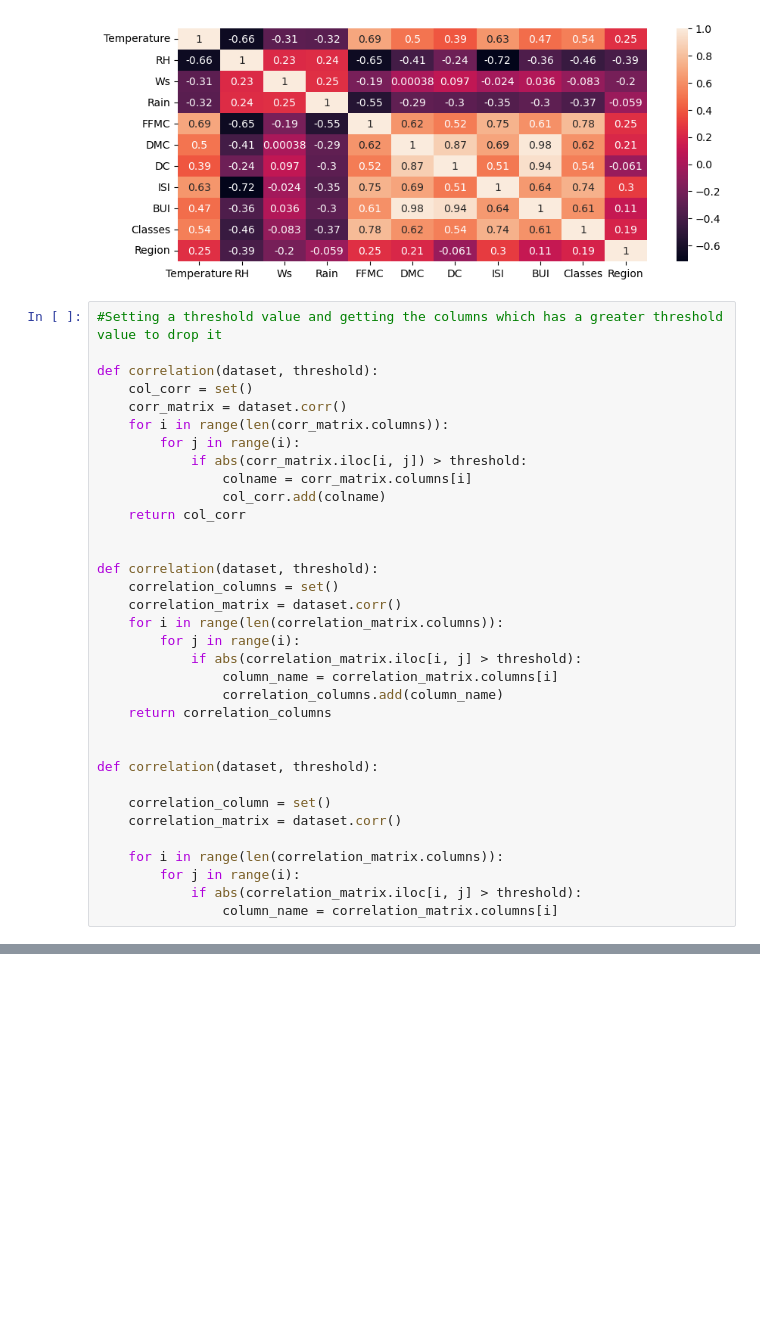
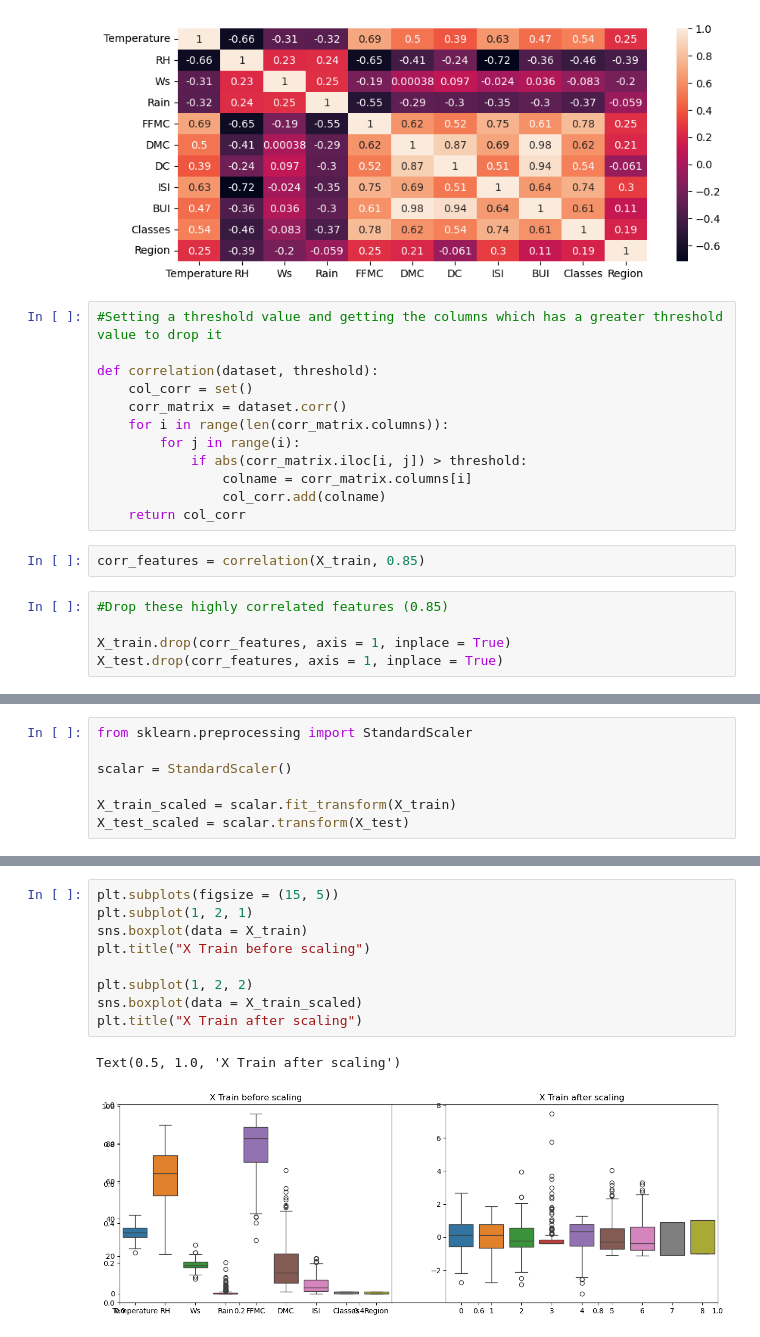
Before and after one commit to revanthrajnunna/04-Machine-Learning, a Jupyter notebook: 4. Ridge Lasso and ElasticNet/2. Model Training.ipynb, the cells around one changed output, grey strips where cells are left out. Saved outputs shown, nothing was run; the diff lists cells and outputs as text; blank space fills up the shorter version.

```diff
--- a/4. Ridge Lasso and ElasticNet/2. Model Training.ipynb
+++ b/4. Ridge Lasso and ElasticNet/2. Model Training.ipynb
@@ -108,25 +108,10 @@ def correlation(dataset, threshold):
                 colname = corr_matrix.columns[i]
                 col_corr.add(colname)
     return col_corr
-
-
-def correlation(dataset, threshold):
-    correlation_columns = set()
-    correlation_matrix = dataset.corr()
-    for i in range(len(correlation_matrix.columns)):
-        for j in range(i):
-            if abs(correlation_matrix.iloc[i, j] > threshold):
-                column_name = correlation_matrix.columns[i]
-                correlation_columns.add(column_name)
-    return correlation_columns
-
-
-def correlation(dataset, threshold):
-
-    correlation_column = set()
-    correlation_matrix = dataset.corr()
-
-    for i in range(len(correlation_matrix.columns)):
-        for j in range(i):
-            if abs(correlation_matrix.iloc[i, j] > threshold):
-                column_name = correlation_matrix.columns[i]
+# %%
+corr_features = correlation(X_train, 0.85)
+# %%
+#Drop these highly correlated features (0.85)
+
+X_train.drop(corr_features, axis = 1, inplace = True)
+X_test.drop(corr_features, axis = 1, inplace = True)
@@ -132,0 +120,7 @@ def correlation(dataset, threshold):
+# %%
+from sklearn.preprocessing import StandardScaler
+
+scalar = StandardScaler()
+
+X_train_scaled = scalar.fit_transform(X_train)
+X_test_scaled = scalar.transform(X_test)
@@ -132,0 +143,12 @@ def correlation(dataset, threshold):
+# %%
+plt.subplots(figsize = (15, 5))
+plt.subplot(1, 2, 1)
+sns.boxplot(data = X_train)
+plt.title("X Train before scaling")
+
+plt.subplot(1, 2, 2)
+sns.boxplot(data = X_train_scaled)
+plt.title("X Train after scaling")
+# %% [output]
+Text(0.5, 1.0, 'X Train after scaling')
+[figure, added]
```
Also changed, not shown: parts of 28 cells of this notebook, 3 other files.
